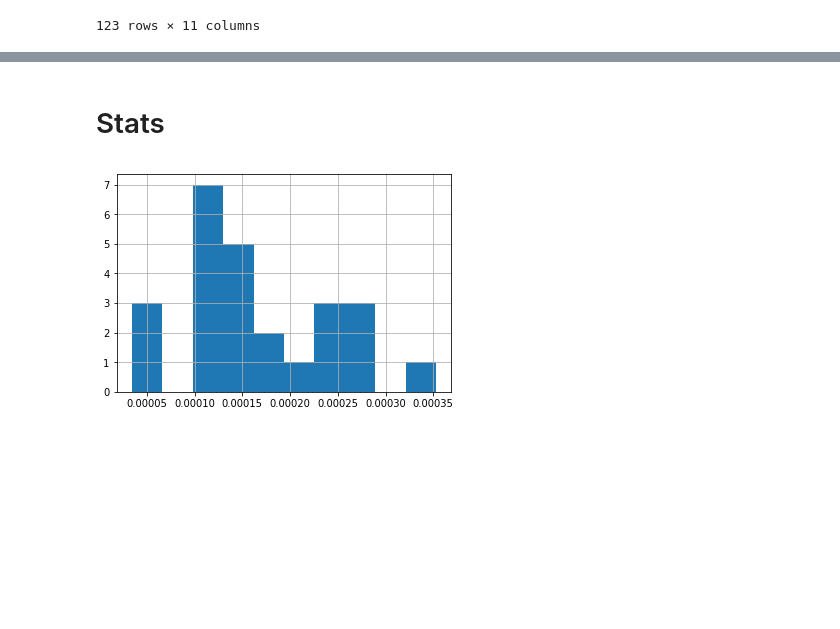
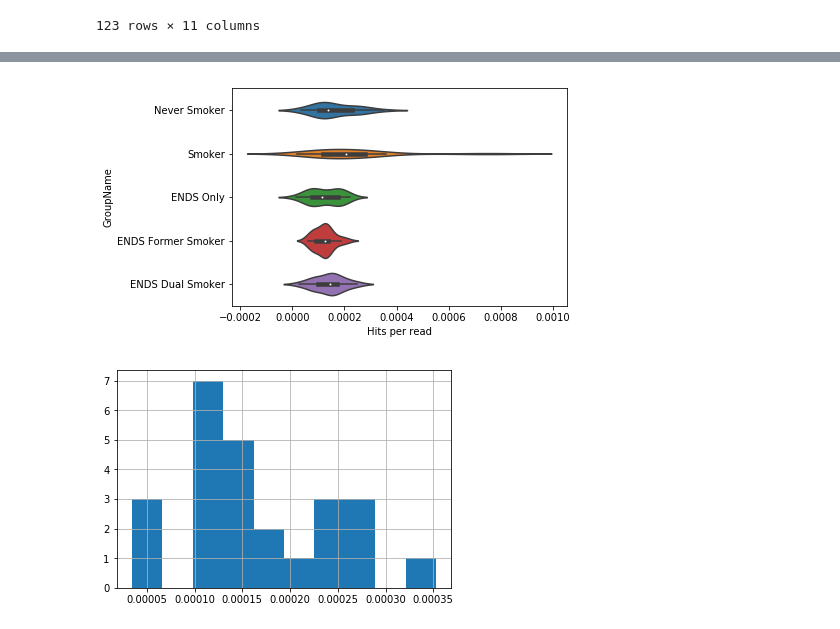
Before and after one commit to sterrettJD/Nicotine-Microbiome, a Jupyter notebook: diamond_analysis/diamond_analysis.ipynb, the cells around one changed output, grey strips where cells are left out. Drawn from its saved outputs; the diff is of its cells as text; code cells hidden in the pictures; blank space fills up the shorter version.

```diff
--- a/diamond_analysis/diamond_analysis.ipynb
+++ b/diamond_analysis/diamond_analysis.ipynb
@@ -129,3 +162 @@ sns.boxplot("Hits per read",
 [figure]
-# %% [markdown]
-# Stats
@@ -134,3 +163,10 @@ from scipy import stats
+# %%
+sns.violinplot("Hits per read",
+            "GroupName",
+            data=metadata)
+plt.show()
+# %% [output]
+[figure, added]
 # %%
 never = metadata.loc[metadata["GroupName"]=="Never Smoker", "Hits per read"]
 smoker = metadata.loc[metadata["GroupName"]=="Smoker", "Hits per read"]
```
Also changed, not shown: parts of 14 cells of this notebook.
